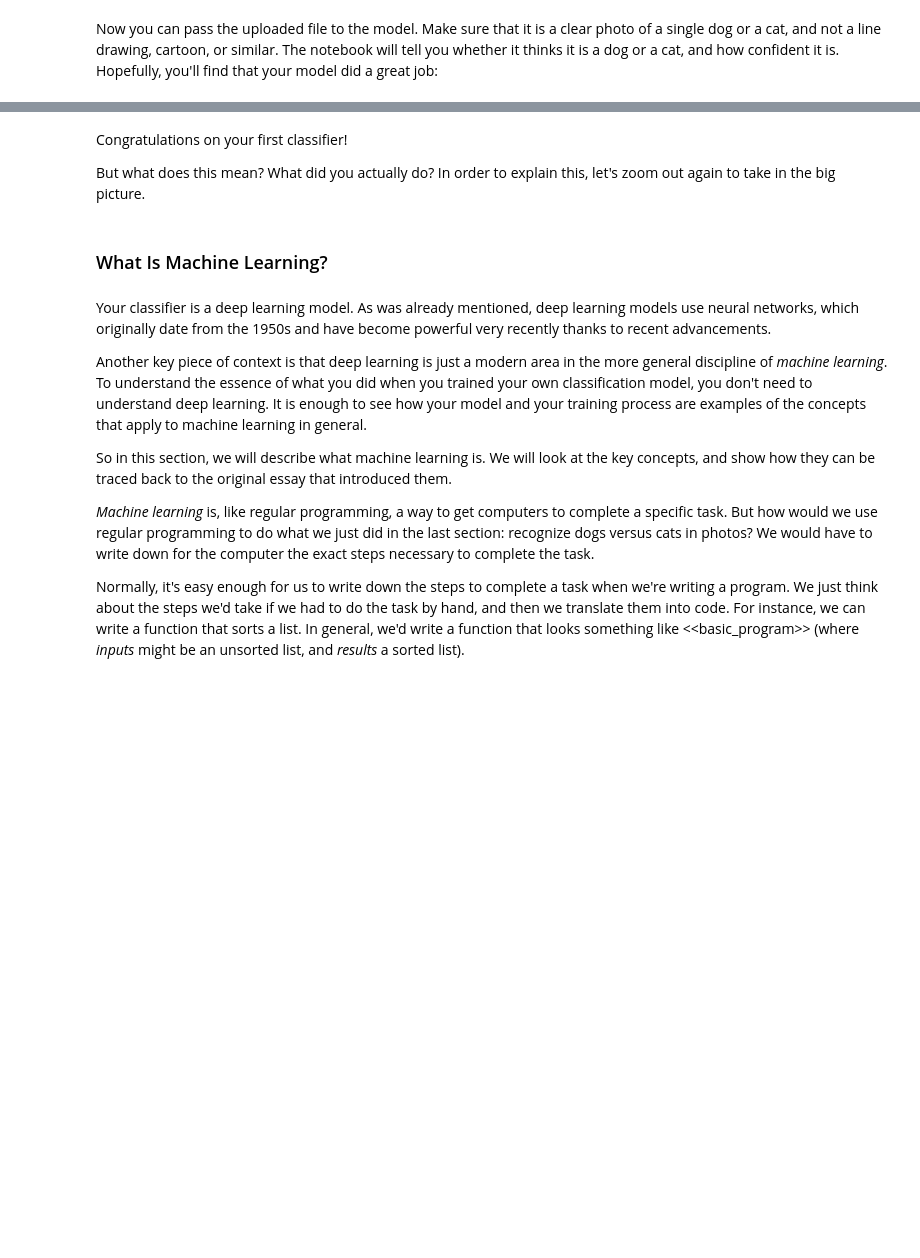
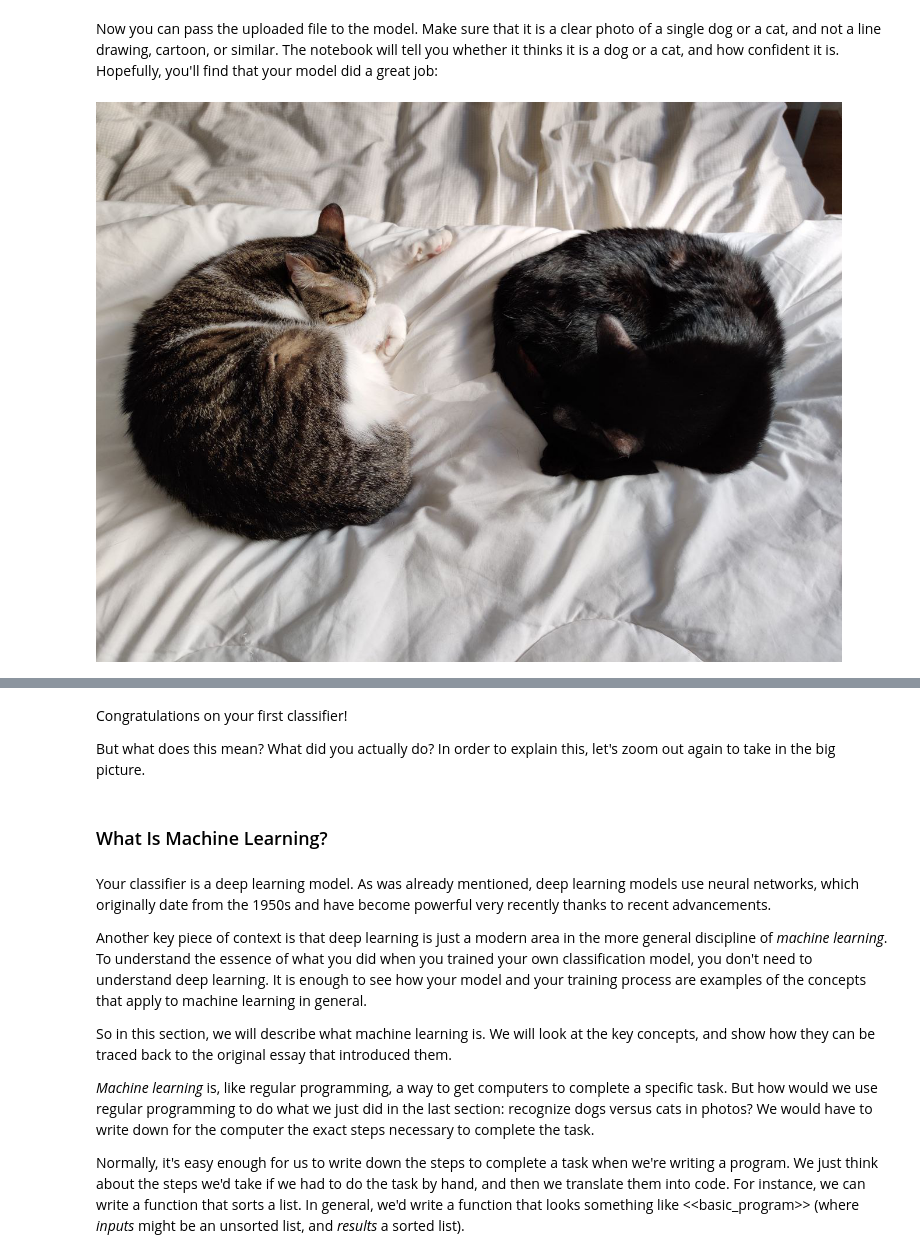
Before and after one commit to aadroher/fastbook, a Jupyter notebook: 01_intro.ipynb, the cells around one changed output, grey strips where cells are left out. Saved outputs shown, nothing was run; the diff lists cells and outputs as text; code cells hidden in the pictures; blank space fills up the shorter version.

```diff
--- a/01_intro.ipynb
+++ b/01_intro.ipynb
@@ -271,6 +267,10 @@ FileUpload(value={}, description='Upload')
 <img alt="An upload button" width="159" id="upload" src="images/att_00008.png">
 # %% [markdown]
 Now you can pass the uploaded file to the model. Make sure that it is a clear photo of a single dog or a cat, and not a line drawing, cartoon, or similar. The notebook will tell you whether it thinks it is a dog or a cat, and how confident it is. Hopefully, you'll find that your model did a great job:
+# %%
+PILImage.create(uploader.data[0])
+# %% [output]
+[figure, added]
 # %%
 #hide
 # For the book, we can't actually click an upload button, so we fake it
```
Also changed, not shown: parts of 4 cells of this notebook, 1 other file.
